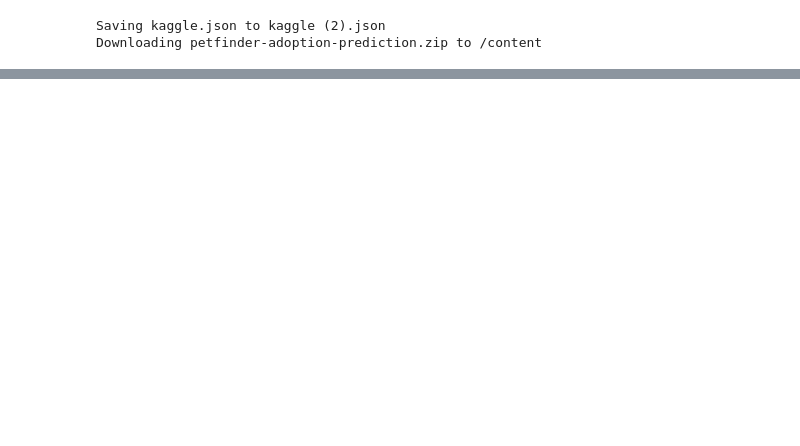
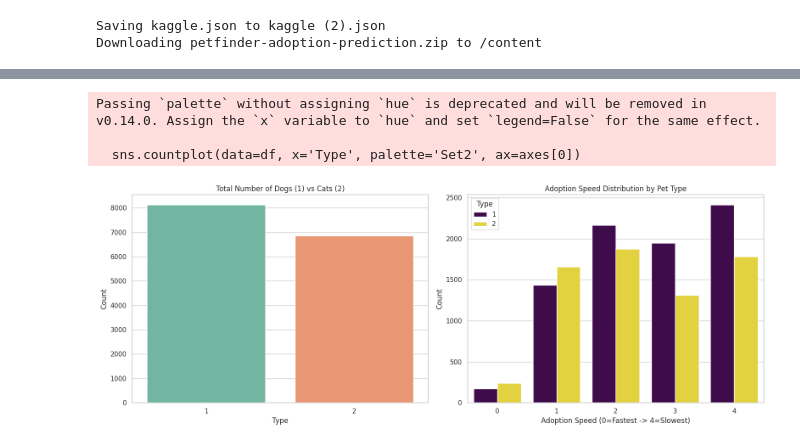
Before and after one commit to AndrasBajnokSzabo/kaggle-petfinder-adoption-prediction, a Jupyter notebook: notebooks/Kaggle_petfinder_data_visualization.ipynb, the cells around one changed output, grey strips where cells are left out. Saved outputs shown, nothing was run; the diff lists cells and outputs as text; code cells hidden in the pictures; blank space fills up the shorter version.

Commit message:
show some data visualization

```diff
--- a/notebooks/Kaggle_petfinder_data_visualization.ipynb
+++ b/notebooks/Kaggle_petfinder_data_visualization.ipynb
@@ -16,3 +18,13 @@ files.upload()
 [interactive output not drawn]
 Saving kaggle.json to kaggle (2).json
 Downloading petfinder-adoption-prediction.zip to /content
+# %%
+import pandas as pd
+import matplotlib.pyplot as plt
+import seaborn as sns
+
+# Load the training CSV
+df = pd.read_csv('train/train.csv')
+
+# Display the first few rows to verify
+display(df.head())
@@ -18,0 +39,26 @@ Downloading petfinder-adoption-prediction.zip to /content
+# %%
+# Set the visual style
+sns.set_theme(style="whitegrid")
+
+# Create a figure with two subplots side-by-side
+fig, axes = plt.subplots(1, 2, figsize=(16, 6))
+
+# Plot 1: Total Dogs vs Cats (Type 1 = Dog, Type 2 = Cat)
+sns.countplot(data=df, x='Type', palette='Set2', ax=axes[0])
+axes[0].set_title('Total Number of Dogs (1) vs Cats (2)')
+axes[0].set_ylabel('Count')
+
+# Plot 2: Adoption Speed Distribution
+# AdoptionSpeed: 0 (Fastest) to 4 (Not Adopted)
+sns.countplot(data=df, x='AdoptionSpeed', hue='Type', palette='viridis', ax=axes[1])
+axes[1].set_title('Adoption Speed Distribution by Pet Type')
+axes[1].set_xlabel('Adoption Speed (0=Fastest -> 4=Slowest)')
+axes[1].set_ylabel('Count')
+
+plt.tight_layout()
+plt.show()
+# %% [output]
+Passing `palette` without assigning `hue` is deprecated and will be removed in v0.14.0. Assign the `x` variable to `hue` and set `legend=False` for the same effect.
+
+  sns.countplot(data=df, x='Type', palette='Set2', ax=axes[0])
+[figure, added]
```
Also changed, not shown: parts of 2 cells of this notebook.
